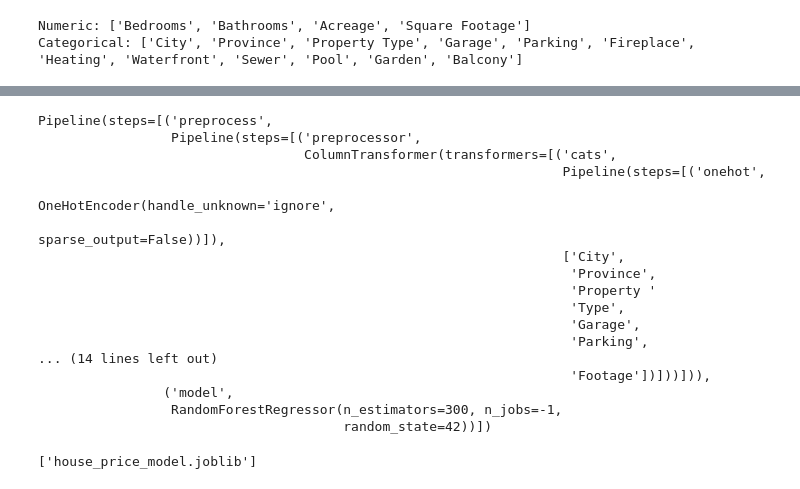
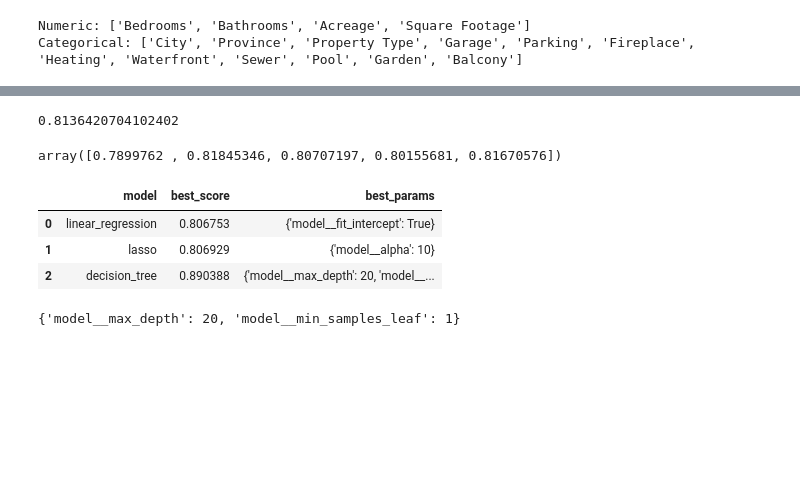
Before and after one commit to RyuHitori/Canada-House-Price-Prediction, a Jupyter notebook: model/Canada.ipynb, the cells around one changed output, grey strips where cells are left out. Saved outputs shown, nothing was run; the diff lists cells and outputs as text; code cells hidden in the pictures; blank space fills up the shorter version.

Commit message:
model and minor changes

```diff
--- a/model/Canada.ipynb
+++ b/model/Canada.ipynb
@@ -221,6 +281,6 @@ from scipy.stats import randint, uniform
 # %%
 cat_pipeline = Pipeline([
-    ("onehot", OneHotEncoder(handle_unknown="ignore", sparse_output=False))
+    ("onehot", OneHotEncoder(handle_unknown="ignore", sparse_output=True))
 ])
 
 num_pipeline = Pipeline([
@@ -263,35 +301,21 @@ pd.concat({"DecisionTree": dt_scores, "RandomForest": rf_scores}, axis=1)
-# %%
-best_model = Pipeline([
-    ("preprocess", preprocess),
-    ("model", RandomForestRegressor(
-        random_state=42,
-        n_estimators=300,
-        n_jobs=-1
-    ))
-])
-
-best_model.fit(X, y)
-# %% [output]
-Pipeline(steps=[('preprocess',
-                 Pipeline(steps=[('preprocessor',
-                                  ColumnTransformer(transformers=[('cats',
-                                                                   Pipeline(steps=[('onehot',
-                                                                                    OneHotEncoder(handle_unknown='ignore',
-                                                                                                  sparse_output=False))]),
-                                                                   ['City',
-                                                                    'Province',
-                                                                    'Property '
-                                                                    'Type',
-                                                                    'Garage',
-                                                                    'Parking',
-... (14 lines left out)
-                                                                    'Footage'])]))])),
-                ('model',
-                 RandomForestRegressor(n_estimators=300, n_jobs=-1,
-                                       random_state=42))])
-# %%
-import joblib
-
-joblib.dump(best_model, "house_price_model.joblib")
-# %% [output]
-['house_price_model.joblib']
+# %%
+lr_pipe = Pipeline([
+    ("preprocess", preprocess),
+    ("model", LinearRegression())
+])
+
+lr_pipe.fit(X_train, y_train)
+lr_pipe.score(X_test, y_test)
+# %% [output]
+0.8136420704102402
+# %%
+cv = ShuffleSplit(n_splits=5, test_size=0.2, random_state=0)
+
+cross_val_score(
+    lr_pipe,
+    X,
+    y,
+    cv=cv
+)
+# %% [output]
+array([0.7899762 , 0.81845346, 0.80707197, 0.80155681, 0.81670576])
@@ -297,0 +372,13 @@ joblib.dump(best_model, "house_price_model.joblib")
+# %%
+result = find_best_model_using_gridsearchcv(X, y)
+# %%
+result
+# %% [output]
+|  | model | best_score | best_params |
+| 0 | linear_regression | 0.806753 | {'model__fit_intercept': True} |
+| 1 | lasso | 0.806929 | {'model__alpha': 10} |
+| 2 | decision_tree | 0.890388 | {'model__max_depth': 20, 'model__... |
+# %%
+result.loc[2][2]
+# %% [output]
+{'model__max_depth': 20, 'model__min_samples_leaf': 1}
```
Also changed, not shown: parts of 14 cells of this notebook, 2 other files.
